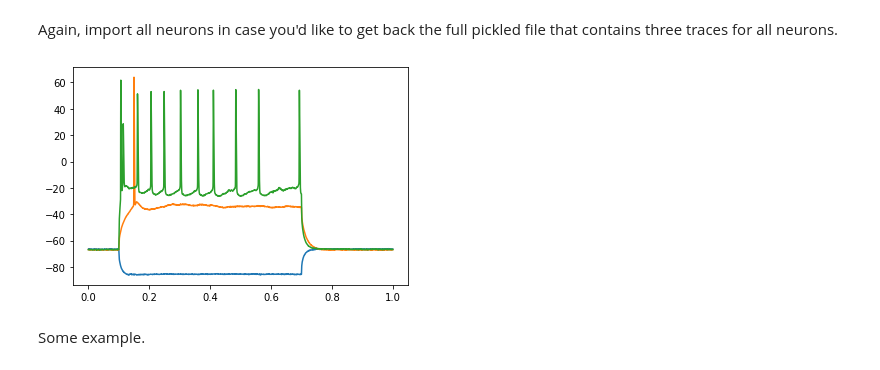
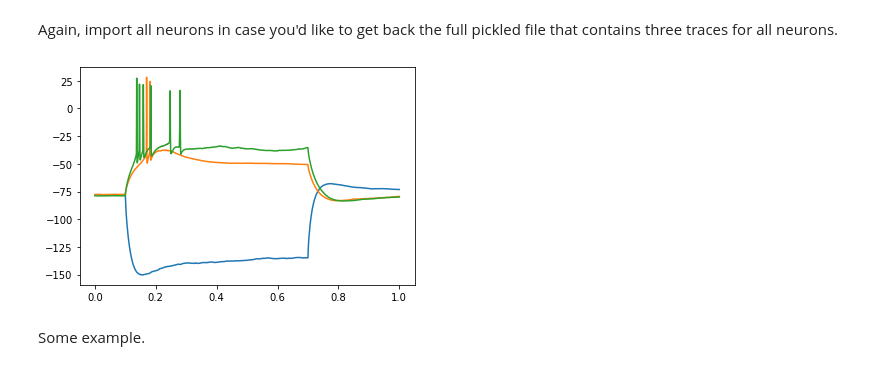
Before and after one commit to berenslab/mini-atlas, a Jupyter notebook: code/preprocess-ephys-files.ipynb, the cells around one changed output. Saved outputs shown, nothing was run; the diff lists cells and outputs as text; code cells hidden in the pictures.

Commit message:
Add functionalities to load physiological temperature dataset.

```diff
--- a/code/preprocess-ephys-files.ipynb
+++ b/code/preprocess-ephys-files.ipynb
@@ -102,14 +114,13 @@ We have a couple of samples measured at physiological temperature. They can be l
 # %%
-# import warnings
-# warnings.filterwarnings("ignore") # It complains about some namespaces, but it should work.
-# M1_nwb_phys = []
-# M1_nwb_phys_names = []
-# for root, dirs, files in os.walk('../data/raw/ephys/sub-mouse-AAYYT'):
-#     if files:
-#         for file in files:
-#             if file.endswith('.nwb'):
-#                 M1_nwb.append(NWBHDF5IO(root + '/' + file, 'r', load_namespaces=True).read())
-#                 M1_nwb_names.append(root + '/' + file)
+warnings.filterwarnings("ignore") # It complains about some namespaces, but it should work.
+M1_nwb = []
+M1_nwb_names = []
+for root, dirs, files in os.walk('../data/raw/ephys/000008/sub-mouse-AAYYT'):
+    if files:
+        for file in files:
+            if file.endswith('.nwb'):
+                M1_nwb.append(NWBHDF5IO(root + '/' + file, 'r', load_namespaces=True).read())
+                M1_nwb_names.append(root + '/' + file)
 # %%
 warnings.filterwarnings("default")
 # %% [markdown]
@@ -649,3 +660,6 @@ def cell_features_nwb(data_tuple_nwb, names_nwb):
         All_Cells_Features = pd.concat([All_Cells_Features, Cell_Features], sort = True)
     All_Cells_Features.insert(0, 'name sample', names_nwb)
     return All_Cells_Features
+# %%
+# Extracting features for a bunch of cells, .nwb files
+All_Cells_Features_M1_phys = cell_features_nwb(M1_nwb_phys, M1_nwb_phys_names)
@@ -651,0 +682,5 @@ def cell_features_nwb(data_tuple_nwb, names_nwb):
+# %%
+All_Cells_Features_M1_phys['cell id']=[g.split('cell-')[-1][:-12].replace('-', '_') for g in \
+                                       All_Cells_Features_M1_phys['name sample']]
+All_Cells_Features_M1_phys=All_Cells_Features_M1_phys.set_index('cell id')
+All_Cells_Features_M1_phys=All_Cells_Features_M1_phys.drop('name sample', axis=1)
@@ -956,5 +1004,5 @@ def save_three_informative_traces(data_tuple, names, el_num = 2, current_step =
         voltage_time_list.append(matrix)
     return {name: mat for name, mat in zip(names, voltage_time_list)}
 # %%
-three_traces = save_three_informative_traces(M1_nwb, list(All_Cells_Features_M1.index))
+three_traces = save_three_informative_traces(M1_nwb_phys, list(All_Cells_Features_M1_phys.index))
 # %% [output]
@@ -972,10 +1032,10 @@ import pickle
 with open('../data/processed/ephys/three_traces.pickle', 'rb') as f:
     three_traces = pickle.load(f)
 # %%
-mat = three_traces['20180420_sample_3']
+mat = three_traces['20200403_sample_1']
 plt.plot(mat[:, 3], mat[:, :3]);
 # %% [output]
-[figure, old version]
+[figure, new version]
 # %%
 def plot_info(data, el_num = 2, current_step = 20, start = 0.1, end = 0.7, axis = None):
     """ Analyses a specific data dictionary corresponding to a cell and returns a figure object with annotations on a particular
```
Also changed, not shown: parts of 35 cells of this notebook.
